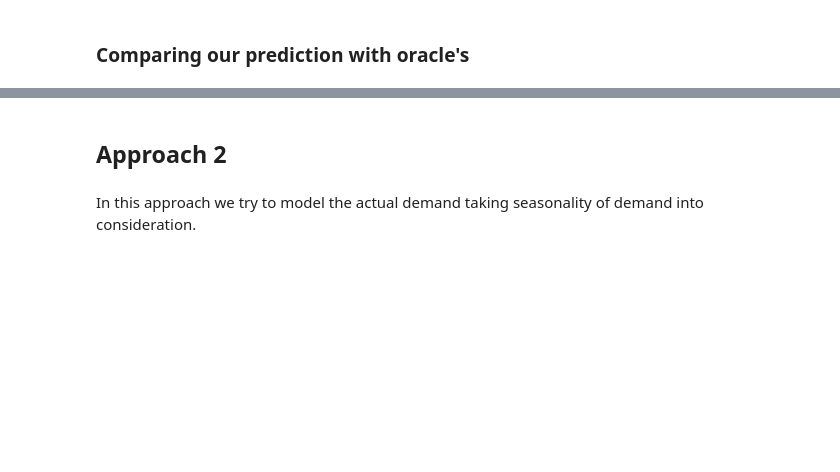
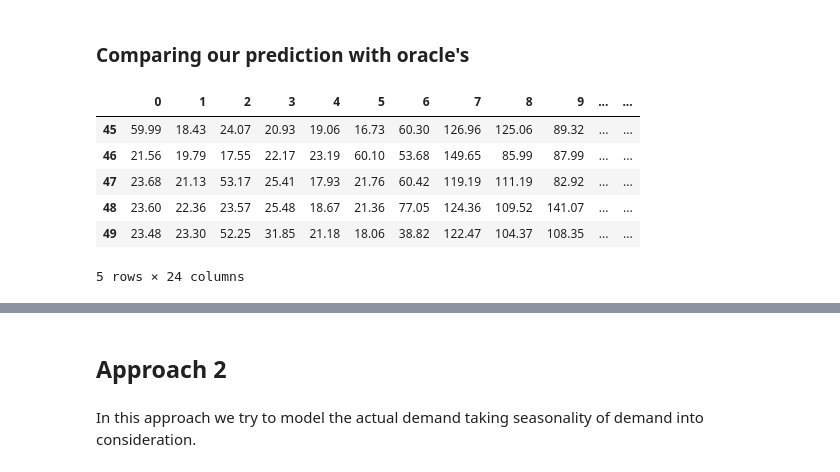
Before and after one commit to abhishek0318/Optimal-Bidding, a Jupyter notebook: Prediction.ipynb, the cells around one changed output, grey strips where cells are left out. Drawn from its saved outputs; the diff is of its cells as text; code cells hidden in the pictures; blank space fills up the shorter version.

```diff
--- a/Prediction.ipynb
+++ b/Prediction.ipynb
@@ -72,5 +108,15 @@ demand_val_pred = demand_val_pred.reshape((50, 24))
 # %%
 demand_val_actual = pd.read_csv('./Processed Data/Demand_Val.csv', header=None)
 demand_val_oracle = pd.read_csv('./Processed Data/Demand_Val_pred.csv', header=None)
+# %%
+demand_val_actual.tail()
+# %% [output]
+|  | 0 | 1 | 2 | 3 | 4 | 5 | 6 | 7 | 8 | 9 | ... | ... |
+| 45 | 59.99 | 18.43 | 24.07 | 20.93 | 19.06 | 16.73 | 60.30 | 126.96 | 125.06 | 89.32 | ... | ... |
+| 46 | 21.56 | 19.79 | 17.55 | 22.17 | 23.19 | 60.10 | 53.68 | 149.65 | 85.99 | 87.99 | ... | ... |
+| 47 | 23.68 | 21.13 | 53.17 | 25.41 | 17.93 | 21.76 | 60.42 | 119.19 | 111.19 | 82.92 | ... | ... |
+| 48 | 23.60 | 22.36 | 23.57 | 25.48 | 18.67 | 21.36 | 77.05 | 124.36 | 109.52 | 141.07 | ... | ... |
+| 49 | 23.48 | 23.30 | 52.25 | 31.85 | 21.18 | 18.06 | 38.82 | 122.47 | 104.37 | 108.35 | ... | ... |
+5 rows × 24 columns
 # %%
 result = pd.concat([pd.DataFrame((demand_val_pred - demand_val_actual).abs().values.flatten()).describe(), pd.DataFrame((demand_val_oracle - demand_val_actual).abs().values.flatten()).describe()], axis=1)
```
Also changed, not shown: parts of 19 cells of this notebook.
